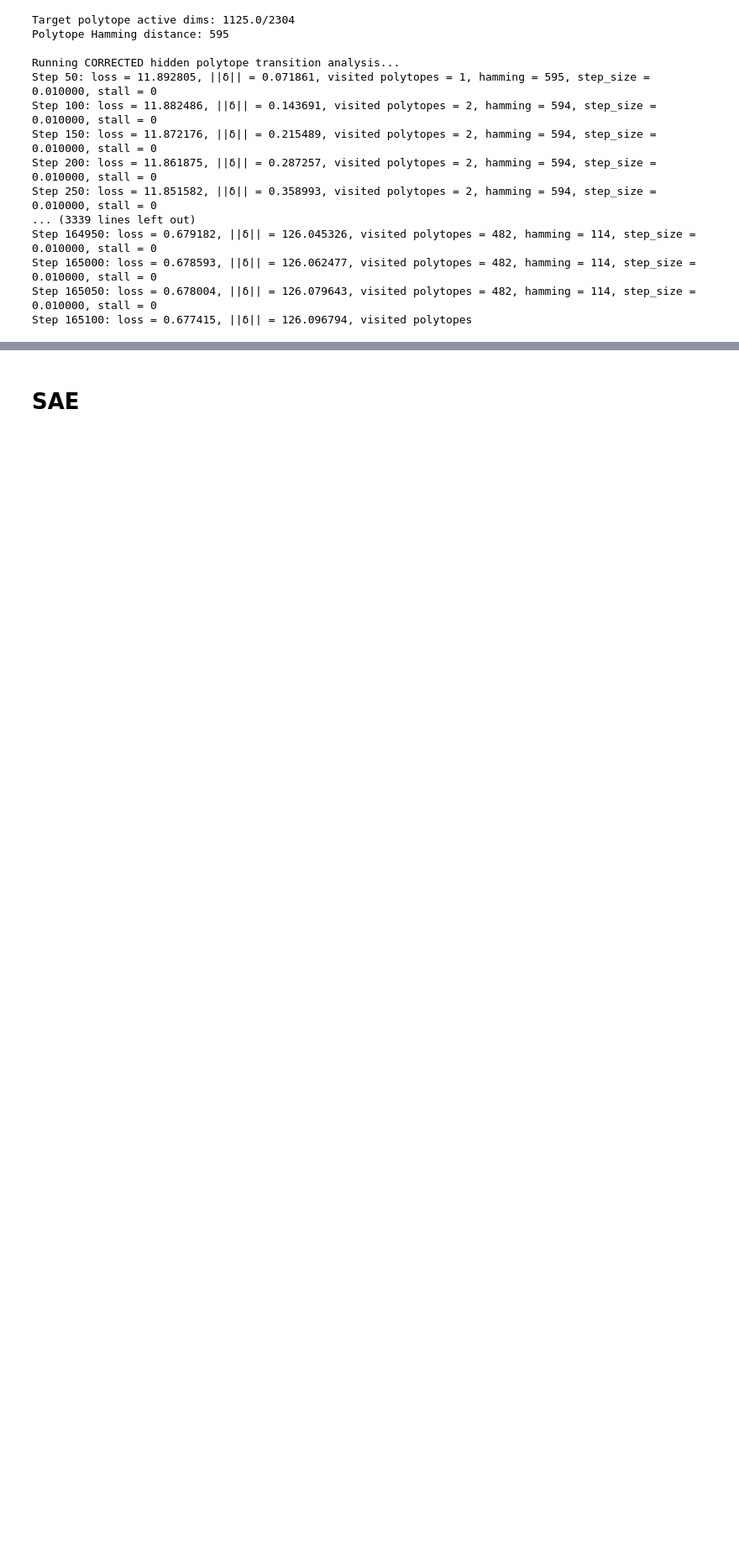
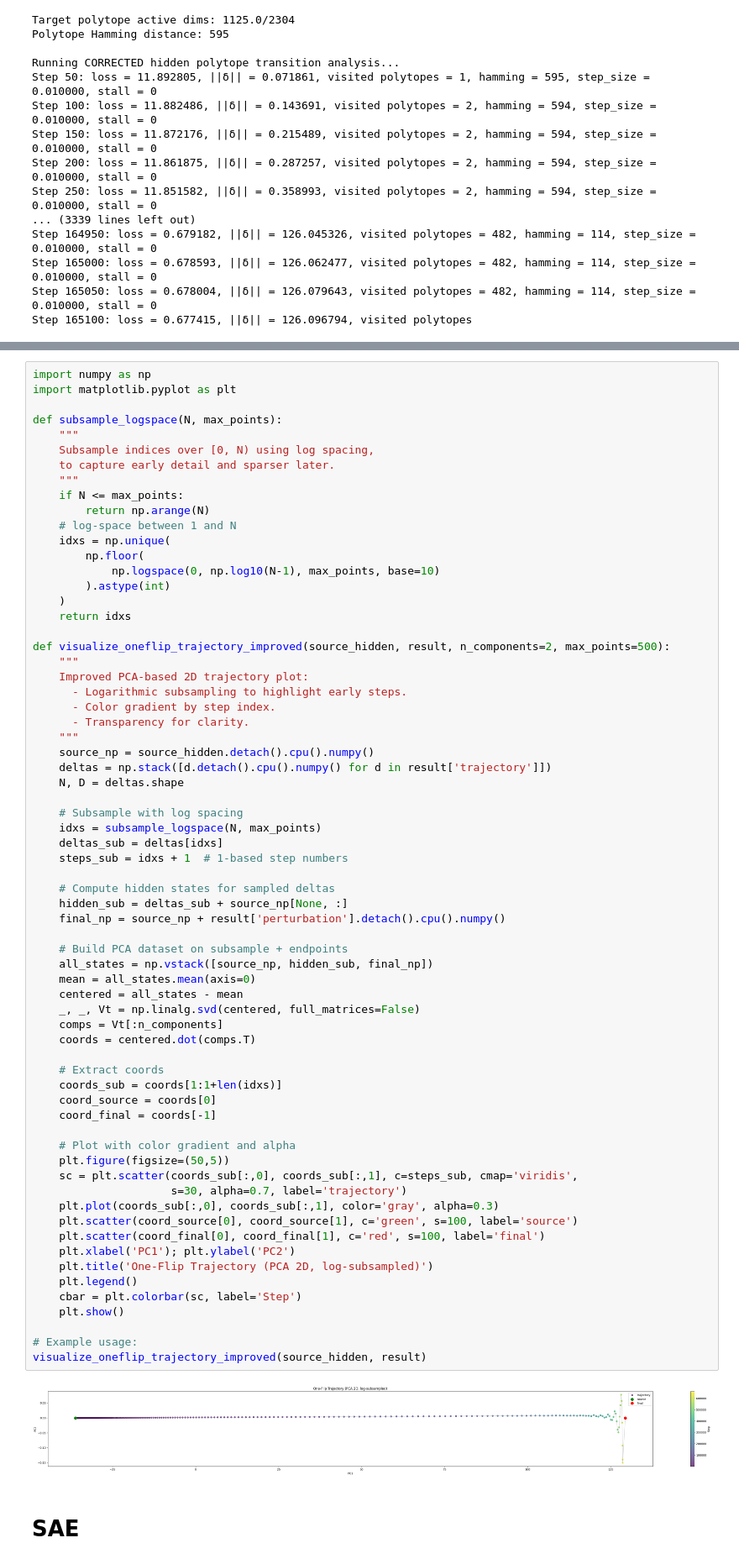
Before and after one commit to phusroyal/SAE_robustness_rep, a Jupyter notebook: boundary_crossing.ipynb, the cells around one changed output, grey strips where cells are left out. Shown at 84% size. Saved outputs shown, nothing was run; the diff lists cells and outputs as text; blank space fills up the shorter version.

```diff
--- a/boundary_crossing.ipynb
+++ b/boundary_crossing.ipynb
@@ -1255,2 +433,71 @@ Step 165100: loss = 0.677415, ||δ|| = 126.096794, visited polytopes
+# %%
+import numpy as np
+import matplotlib.pyplot as plt
+
+def subsample_logspace(N, max_points):
+    """
+    Subsample indices over [0, N) using log spacing,
+    to capture early detail and sparser later.
+    """
+    if N <= max_points:
+        return np.arange(N)
+    # log-space between 1 and N
+    idxs = np.unique(
+        np.floor(
+            np.logspace(0, np.log10(N-1), max_points, base=10)
+        ).astype(int)
+    )
+    return idxs
+
+def visualize_oneflip_trajectory_improved(source_hidden, result, n_components=2, max_points=500):
+    """
+    Improved PCA-based 2D trajectory plot:
+      - Logarithmic subsampling to highlight early steps.
+      - Color gradient by step index.
+      - Transparency for clarity.
+    """
+    source_np = source_hidden.detach().cpu().numpy()
+    deltas = np.stack([d.detach().cpu().numpy() for d in result['trajectory']])
+    N, D = deltas.shape
+
+    # Subsample with log spacing
+    idxs = subsample_logspace(N, max_points)
+    deltas_sub = deltas[idxs]
+    steps_sub = idxs + 1  # 1-based step numbers
+
+    # Compute hidden states for sampled deltas
+    hidden_sub = deltas_sub + source_np[None, :]
+    final_np = source_np + result['perturbation'].detach().cpu().numpy()
+
+    # Build PCA dataset on subsample + endpoints
+    all_states = np.vstack([source_np, hidden_sub, final_np])
+    mean = all_states.mean(axis=0)
+    centered = all_states - mean
+    _, _, Vt = np.linalg.svd(centered, full_matrices=False)
+    comps = Vt[:n_components]
+    coords = centered.dot(comps.T)
+
+    # Extract coords
+    coords_sub = coords[1:1+len(idxs)]
+    coord_source = coords[0]
+    coord_final = coords[-1]
+
+    # Plot with color gradient and alpha
+    plt.figure(figsize=(50,5))
+    sc = plt.scatter(coords_sub[:,0], coords_sub[:,1], c=steps_sub, cmap='viridis',
+                     s=30, alpha=0.7, label='trajectory')
+    plt.plot(coords_sub[:,0], coords_sub[:,1], color='gray', alpha=0.3)
+    plt.scatter(coord_source[0], coord_source[1], c='green', s=100, label='source')
+    plt.scatter(coord_final[0], coord_final[1], c='red', s=100, label='final')
+    plt.xlabel('PC1'); plt.ylabel('PC2')
+    plt.title('One-Flip Trajectory (PCA 2D, log-subsampled)')
+    plt.legend()
+    cbar = plt.colorbar(sc, label='Step')
+    plt.show()
+
+# Example usage:
+visualize_oneflip_trajectory_improved(source_hidden, result)
+# %% [output]
+[figure, added]
 # %% [markdown]
 # SAE
```
Also changed, not shown: parts of 15 cells of this notebook, 3 other files.
